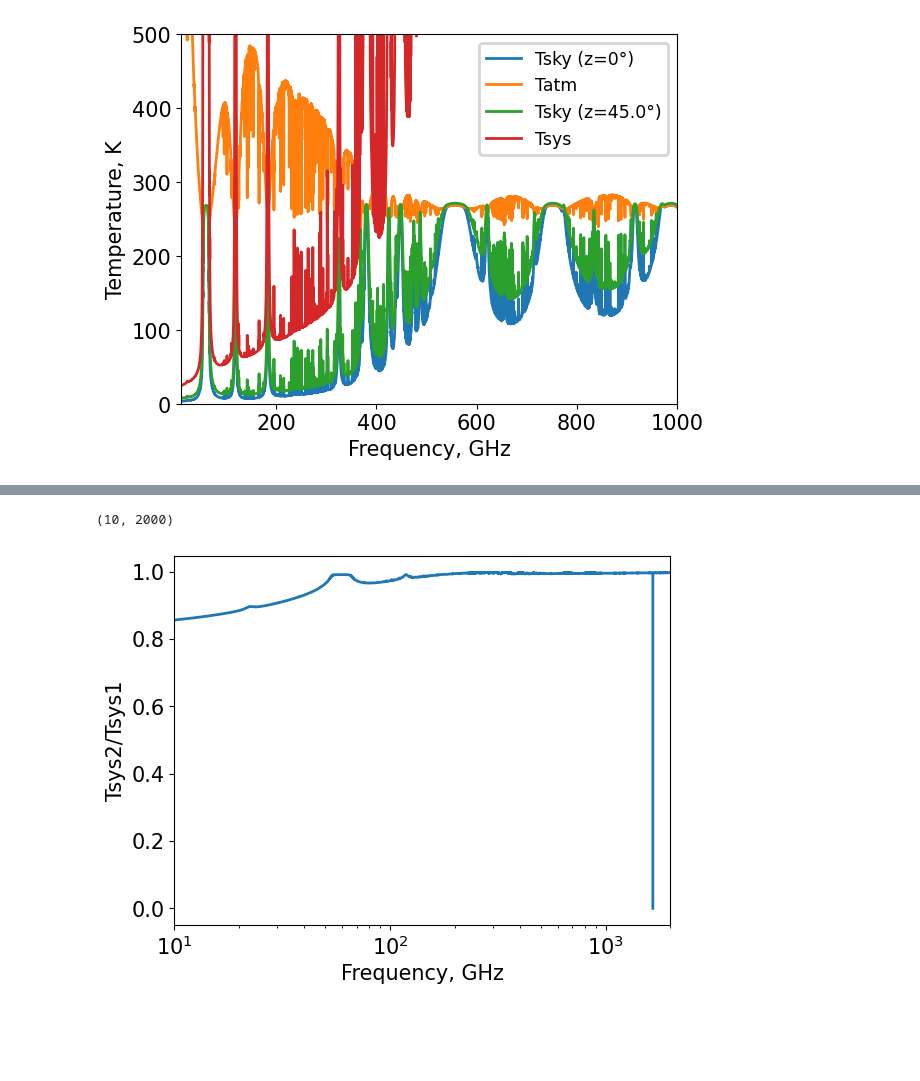
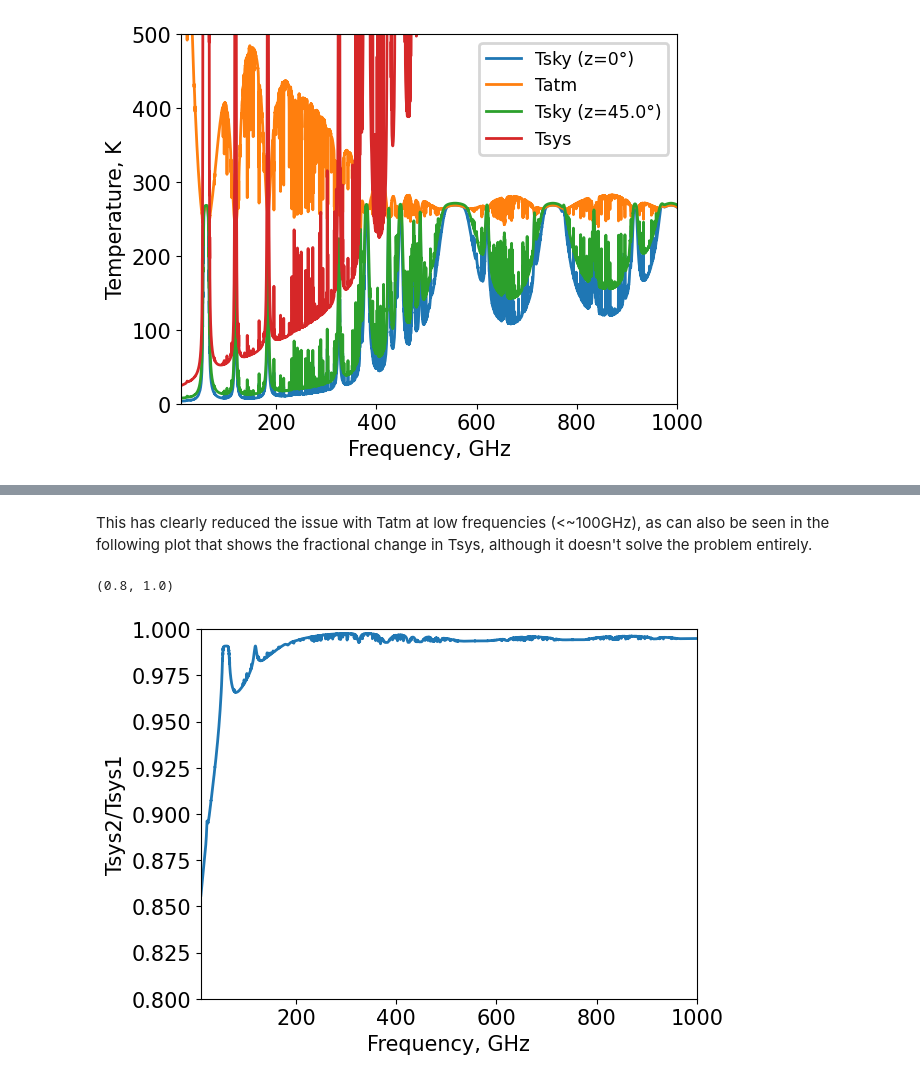
Before and after one commit to astromark/atlast_atmosphere_tests, a Jupyter notebook: am_changes_report.ipynb, the cells around one changed output, grey strips where cells are left out. Drawn from its saved outputs; the diff is of its cells as text; code cells hidden in the pictures; blank space fills up the shorter version.

```diff
--- a/am_changes_report.ipynb
+++ b/am_changes_report.ipynb
@@ -111,13 +127,13 @@ tau = tau0/np.cos(zenith)
 transmittance = np.exp(-tau)
 tskyznon0 = tatm * (1-transmittance) + transmittance * tcmb
 
-tsys = ((1/(eta_eff*transmittance))*(trx + (eta_eff*tskyznon0) + (1-eta_eff)*tamb)).to('K')
+tsys_2 = ((1/(eta_eff*transmittance))*(trx + (eta_eff*tskyznon0) + (1-eta_eff)*tamb)).to('K')
 
 pl.figure()
 pl.plot(freqs, tskyz0,label='Tsky (z=0°)')
 pl.plot(freqs, tatm, label='Tatm')
 pl.plot(freqs, tskyznon0,label='Tsky (z='+str(zenith.value)+'°)')
-pl.plot(freqs, tsys, label='Tsys')
+pl.plot(freqs, tsys_2, label='Tsys')
 #pl.xscale('log')
 pl.xlim(10,1000)
 pl.ylim(0, 500)
@@ -130,10 +146,13 @@ pl.legend(prop={'size':'small'},numpoints=1)
+# %% [markdown]
+This has clearly reduced the issue with Tatm at low frequencies (<~100GHz), as can also be seen in the following plot that shows the fractional change in Tsys, although it doesn't solve the problem entirely.
 # %%
 pl.figure()
-pl.plot(freqs, tsys/tsys_cmb)
+pl.plot(freqs, tsys_2/tsys_1)
 pl.xlabel('Frequency, GHz')
 pl.ylabel('Tsys2/Tsys1')
 #pl.xscale('log')
 pl.xlim(10,1000)
+pl.ylim(0.8, 1)
 # %% [output]
-(10, 2000)
+(0.8, 1.0)
-[figure, old version]
+[figure, new version]
```
Also changed, not shown: parts of 15 cells of this notebook.
